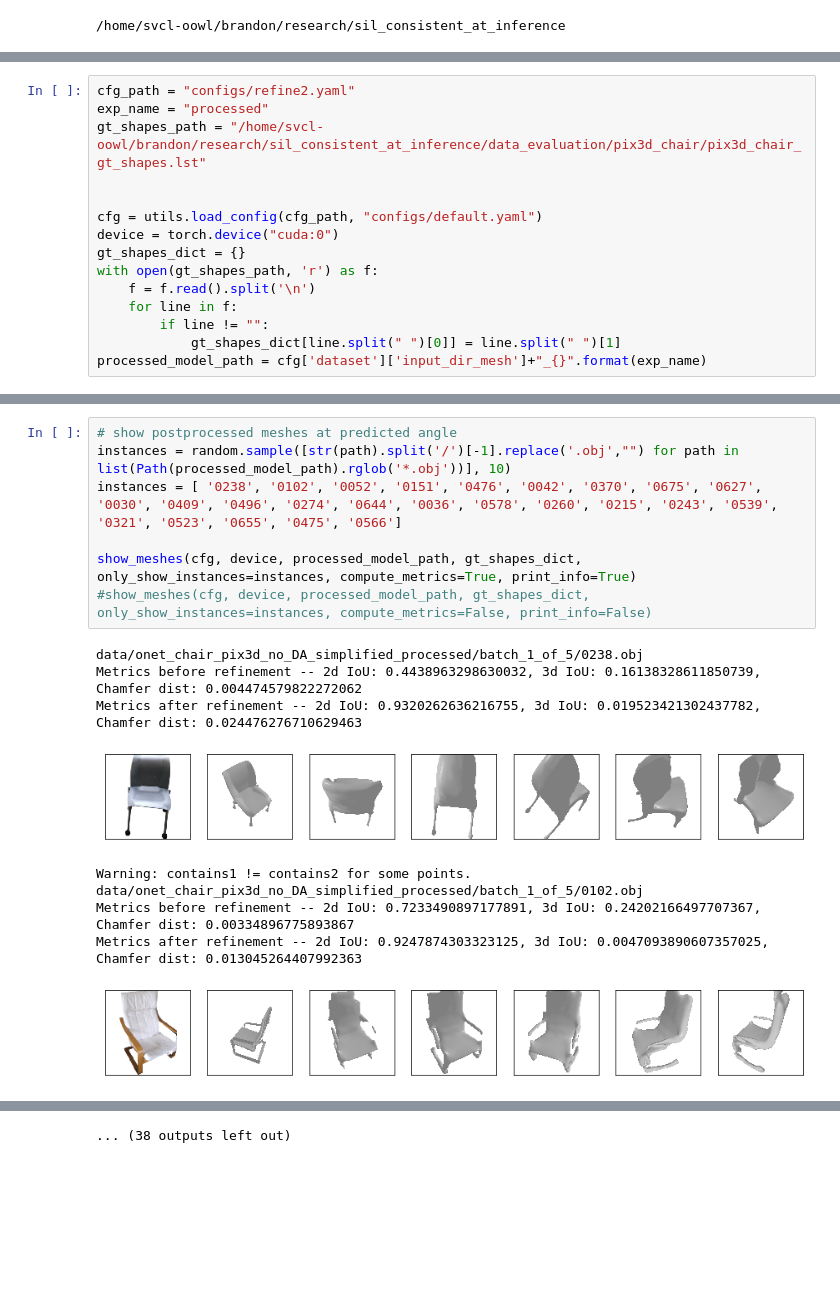
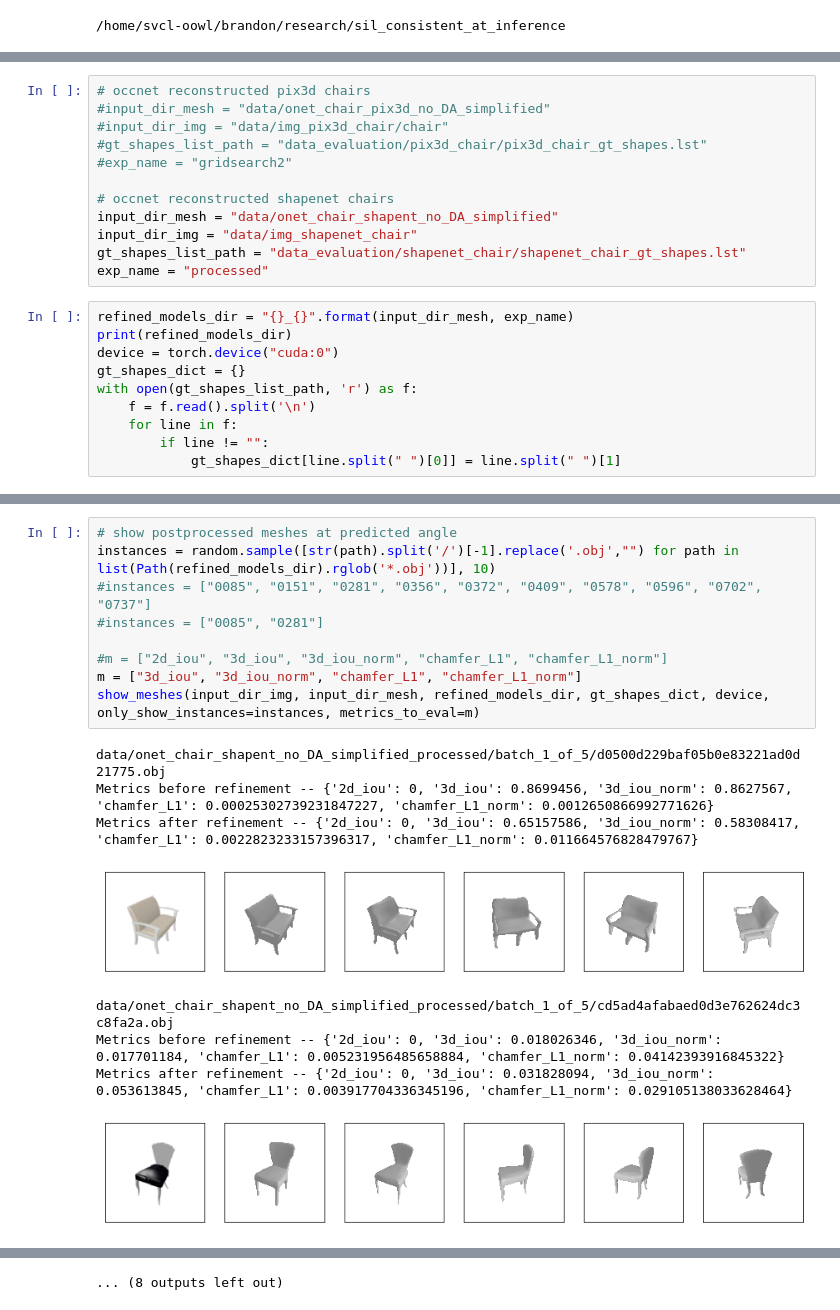
Before and after one commit to b7leung/sil_consistent_at_inference, a Jupyter notebook: notebooks/postprocess_dataset.ipynb, the cells around one changed output, grey strips where cells are left out. Saved outputs shown, nothing was run; the diff lists cells and outputs as text; blank space fills up the shorter version.

```diff
--- a/notebooks/postprocess_dataset.ipynb
+++ b/notebooks/postprocess_dataset.ipynb
@@ -146,15 +112,22 @@ def show_meshes(cfg, device, saved_model_path, gt_shapes_dict, only_show_instanc
+# %%
+# occnet reconstructed pix3d chairs
+#input_dir_mesh = "data/onet_chair_pix3d_no_DA_simplified"
+#input_dir_img = "data/img_pix3d_chair/chair"
+#gt_shapes_list_path = "data_evaluation/pix3d_chair/pix3d_chair_gt_shapes.lst"
+#exp_name = "gridsearch2"
+
+# occnet reconstructed shapenet chairs
+input_dir_mesh = "data/onet_chair_shapent_no_DA_simplified"
+input_dir_img = "data/img_shapenet_chair"
+gt_shapes_list_path = "data_evaluation/shapenet_chair/shapenet_chair_gt_shapes.lst"
+exp_name = "processed"
 # %%
-cfg_path = "configs/refine2.yaml"
-exp_name = "processed"
-gt_shapes_path = "/home/svcl-oowl/brandon/research/sil_consistent_at_inference/data_evaluation/pix3d_chair/pix3d_chair_gt_shapes.lst"
-
-
-cfg = utils.load_config(cfg_path, "configs/default.yaml")
+refined_models_dir = "{}_{}".format(input_dir_mesh, exp_name)
+print(refined_models_dir)
 device = torch.device("cuda:0")
 gt_shapes_dict = {}
-with open(gt_shapes_path, 'r') as f:
+with open(gt_shapes_list_path, 'r') as f:
     f = f.read().split('\n')
     for line in f:
         if line != "":
             gt_shapes_dict[line.split(" ")[0]] = line.split(" ")[1]
-processed_model_path = cfg['dataset']['input_dir_mesh']+"_{}".format(exp_name)
@@ -161,17 +136,18 @@ processed_model_path = cfg['dataset']['input_dir_mesh']+"_{}".format(exp_name)
 # %%
 # show postprocessed meshes at predicted angle
-instances = random.sample([str(path).split('/')[-1].replace('.obj',"") for path in list(Path(processed_model_path).rglob('*.obj'))], 10)
-instances = [ '0238', '0102', '0052', '0151', '0476', '0042', '0370', '0675', '0627', '0030', '0409', '0496', '0274', '0644', '0036', '0578', '0260', '0215', '0243', '0539', '0321', '0523', '0655', '0475', '0566']
+instances = random.sample([str(path).split('/')[-1].replace('.obj',"") for path in list(Path(refined_models_dir).rglob('*.obj'))], 10)
+#instances = ["0085", "0151", "0281", "0356", "0372", "0409", "0578", "0596", "0702", "0737"]
+#instances = ["0085", "0281"]
 
-show_meshes(cfg, device, processed_model_path, gt_shapes_dict, only_show_instances=instances, compute_metrics=True, print_info=True)
-#show_meshes(cfg, device, processed_model_path, gt_shapes_dict, only_show_instances=instances, compute_metrics=False, print_info=False)
+#m = ["2d_iou", "3d_iou", "3d_iou_norm", "chamfer_L1", "chamfer_L1_norm"]
+m = ["3d_iou", "3d_iou_norm", "chamfer_L1", "chamfer_L1_norm"]
+show_meshes(input_dir_img, input_dir_mesh, refined_models_dir, gt_shapes_dict, device, only_show_instances=instances, metrics_to_eval=m)
 # %% [output]
-data/onet_chair_pix3d_no_DA_simplified_processed/batch_1_of_5/0238.obj
-Metrics before refinement -- 2d IoU: 0.4438963298630032, 3d IoU: 0.16138328611850739, Chamfer dist: 0.004474579822272062
-Metrics after refinement -- 2d IoU: 0.9320262636216755, 3d IoU: 0.019523421302437782, Chamfer dist: 0.024476276710629463
+data/onet_chair_shapent_no_DA_simplified_processed/batch_1_of_5/d0500d229baf05b0e83221ad0d21775.obj
+Metrics before refinement -- {'2d_iou': 0, '3d_iou': 0.8699456, '3d_iou_norm': 0.8627567, 'chamfer_L1': 0.00025302739231847227, 'chamfer_L1_norm': 0.0012650866992771626}
+Metrics after refinement -- {'2d_iou': 0, '3d_iou': 0.65157586, '3d_iou_norm': 0.58308417, 'chamfer_L1': 0.0022823233157396317, 'chamfer_L1_norm': 0.011664576828479767}
-[figure, old version]
+[figure, new version]
-Warning: contains1 != contains2 for some points.
-data/onet_chair_pix3d_no_DA_simplified_processed/batch_1_of_5/0102.obj
-Metrics before refinement -- 2d IoU: 0.7233490897177891, 3d IoU: 0.24202166497707367, Chamfer dist: 0.00334896775893867
-Metrics after refinement -- 2d IoU: 0.9247874303323125, 3d IoU: 0.0047093890607357025, Chamfer dist: 0.013045264407992363
+data/onet_chair_shapent_no_DA_simplified_processed/batch_1_of_5/cd5ad4afabaed0d3e762624dc3c8fa2a.obj
+Metrics before refinement -- {'2d_iou': 0, '3d_iou': 0.018026346, '3d_iou_norm': 0.017701184, 'chamfer_L1': 0.005231956485658884, 'chamfer_L1_norm': 0.04142393916845322}
+Metrics after refinement -- {'2d_iou': 0, '3d_iou': 0.031828094, '3d_iou_norm': 0.053613845, 'chamfer_L1': 0.003917704336345196, 'chamfer_L1_norm': 0.029105138033628464}
-[figure, old version]
+[figure, new version]
@@ -195,4 +170,4 @@ Metrics after refinement -- 2d IoU: 0.9451555110802653, 3d IoU: 0.01757284812629
-... (38 outputs left out)
+... (8 outputs left out)
 # %%
 # show training loss info
 # getting paths of all loss info pickled files
```
Also changed, not shown: parts of 6 cells of this notebook, 14 other files.
